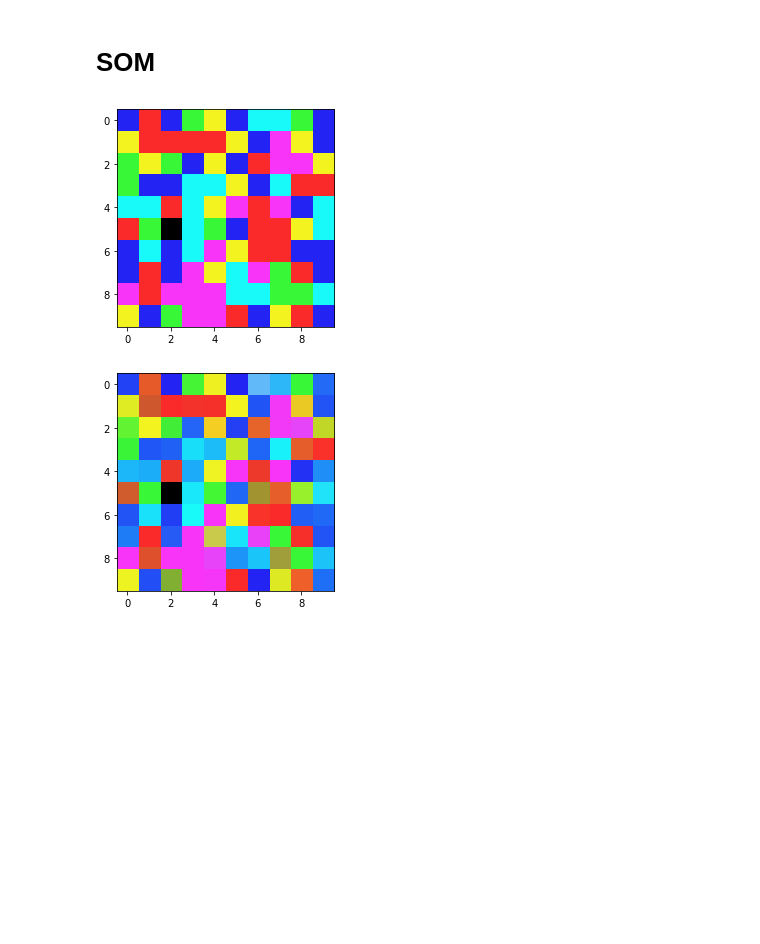
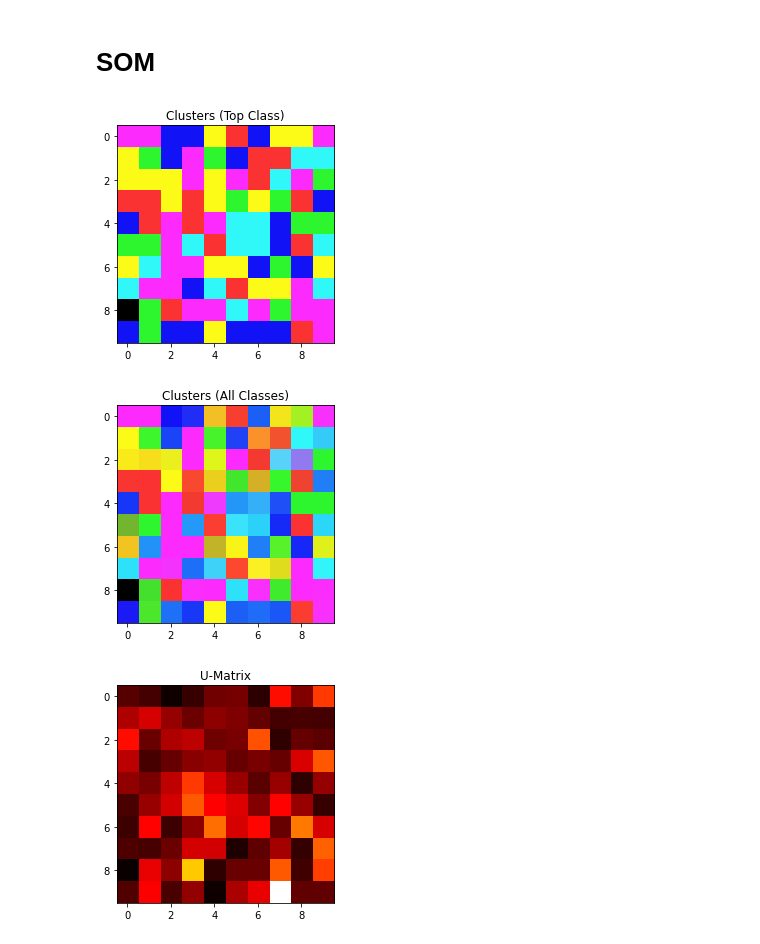
Before and after one commit to AUT-Student/NN-HW3, a Jupyter notebook: NN_HW3.ipynb, the cells around one changed output. Cells and saved outputs as stored; diff of their text form; code cells hidden in the pictures; blank space fills up the shorter version.

Commit message:
Add some new plots

```diff
--- a/NN_HW3.ipynb
+++ b/NN_HW3.ipynb
@@ -358,10 +413,11 @@ som = SOM(number_epochs=20, map_size=(10,10), number_features=len(X_train.column
                initial_learning_rate=0.001, initial_radius=5,
                radius_decay=0.95, X_train=X_train.to_numpy())
 # %%
-som.visualize(X_train.to_numpy(), y_train.to_numpy())
+som.plot_map(X_train.to_numpy(), y_train.to_numpy())
 # %% [output]
-[figure, old version]
+[figure, new version]
-[figure, old version]
+[figure, new version]
+[figure, added]
 # %%
 som.train(X_train.to_numpy())
 # %% [output]
```
Also changed, not shown: parts of 4 cells of this notebook.
